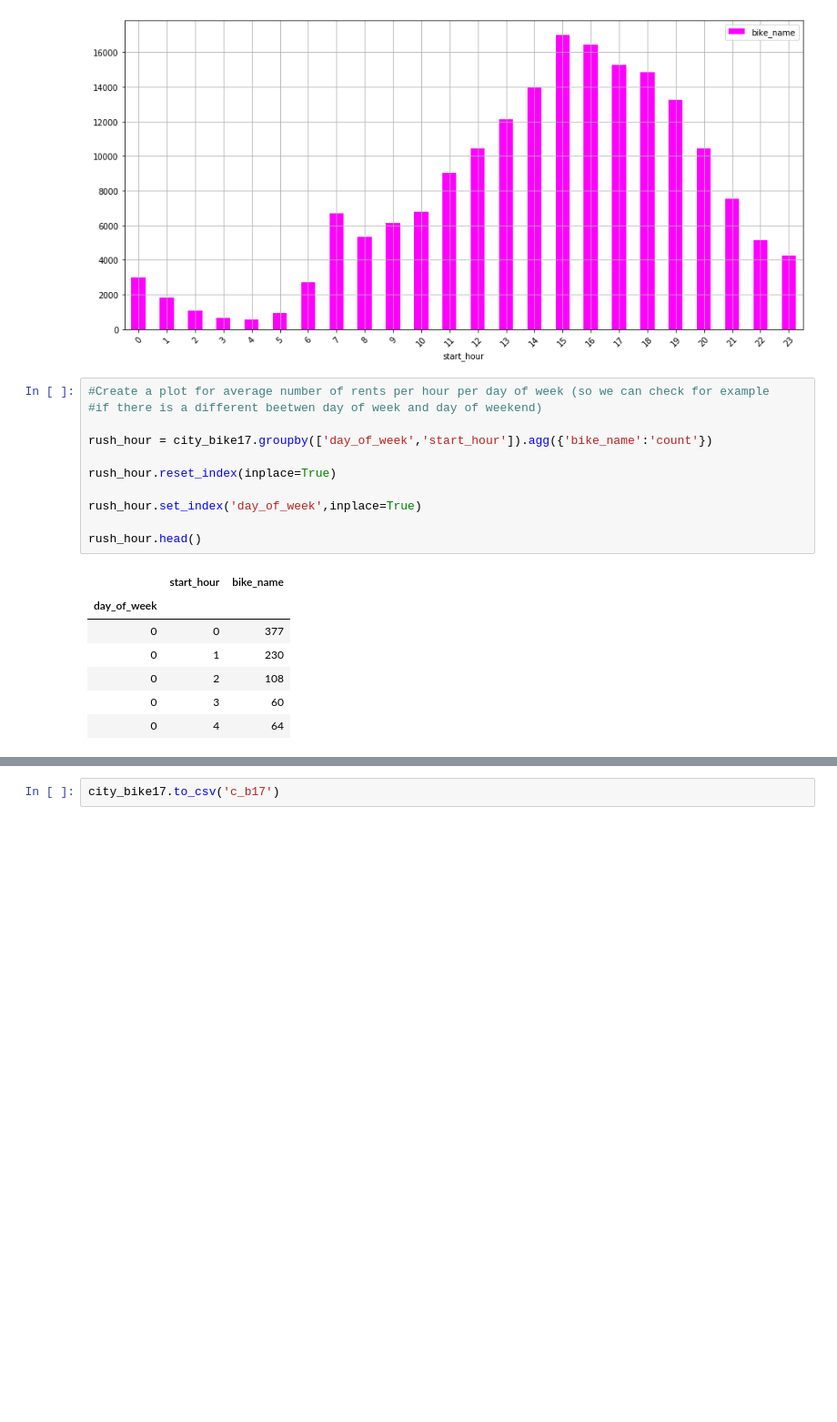
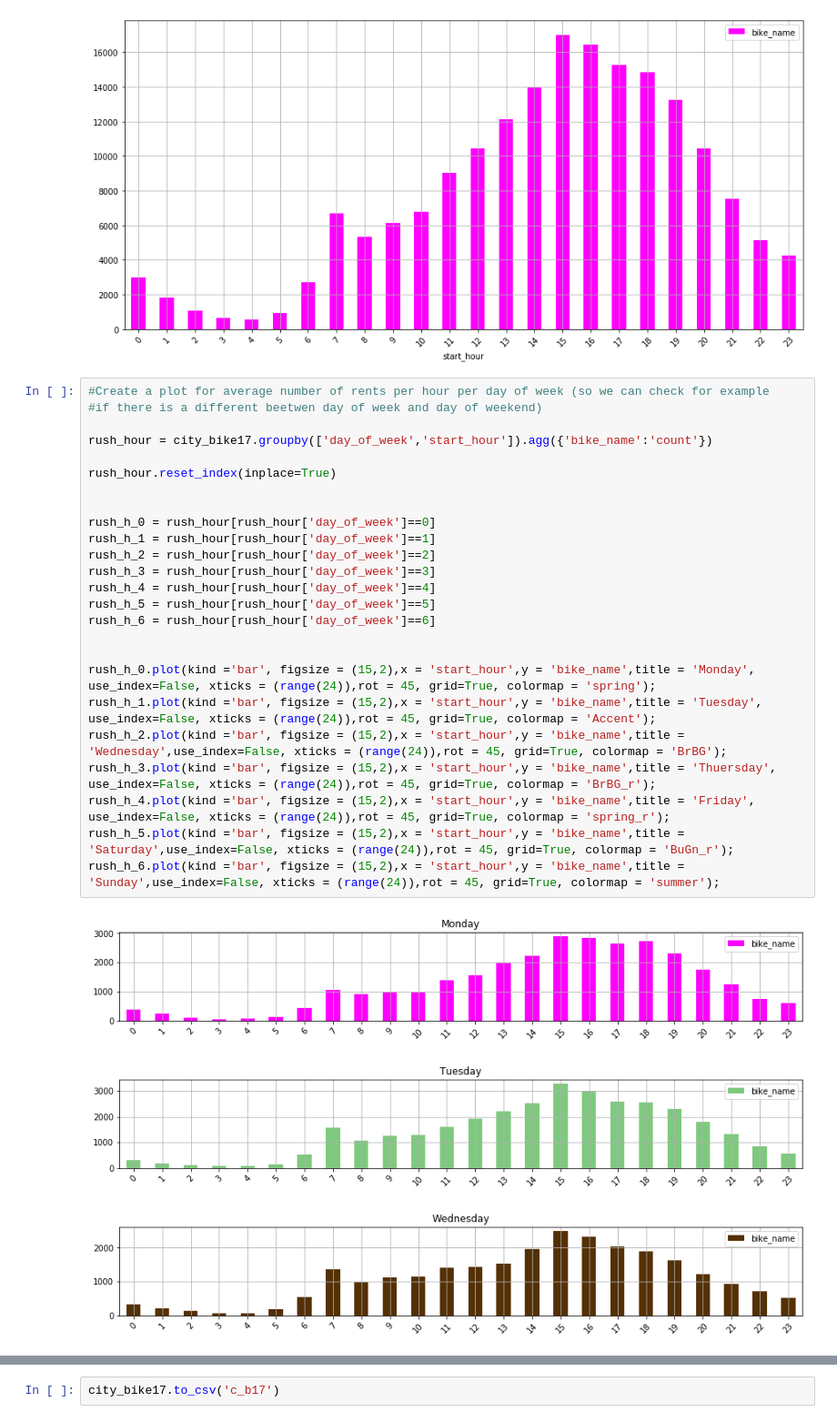
Before and after one commit to KGorczyca/City_bike_Lublin, a Jupyter notebook: PROJEKT PART 1 (2017).ipynb, the cells around one changed output, grey strips where cells are left out. Shown at 91% size. Drawn from its saved outputs; the diff is of its cells as text; blank space fills up the shorter version.

Commit message:
add plot

```diff
--- a/PROJEKT PART 1 (2017).ipynb
+++ b/PROJEKT PART 1 (2017).ipynb
@@ -584,22 +584,32 @@ ave_rent_per_h.head()
 ave_rent_per_h.plot(kind ='bar', figsize = (15,7), use_index=True, xticks = (range(24)),rot = 45, grid=True, colormap = 'spring');
 # %% [output]
 [figure]
-# %%
-#Create a plot for average number of rents per hour per day of week (so we can check for example
-#if there is a different beetwen day of week and day of weekend)
-
-rush_hour = city_bike17.groupby(['day_of_week','start_hour']).agg({'bike_name':'count'})
-
-rush_hour.reset_index(inplace=True)
-
-rush_hour.set_index('day_of_week',inplace=True)
-
-rush_hour.head()
-# %% [output]
-|  | start_hour | bike_name |
-| day_of_week |  |  |
-| 0 | 0 | 377 |
-| 0 | 1 | 230 |
-| 0 | 2 | 108 |
-| 0 | 3 | 60 |
-| 0 | 4 | 64 |
+# %%
+#Create a plot for average number of rents per hour per day of week (so we can check for example
+#if there is a different beetwen day of week and day of weekend)
+
+rush_hour = city_bike17.groupby(['day_of_week','start_hour']).agg({'bike_name':'count'})
+
+rush_hour.reset_index(inplace=True)
+
+
+rush_h_0 = rush_hour[rush_hour['day_of_week']==0]
+rush_h_1 = rush_hour[rush_hour['day_of_week']==1]
+rush_h_2 = rush_hour[rush_hour['day_of_week']==2]
+rush_h_3 = rush_hour[rush_hour['day_of_week']==3]
+rush_h_4 = rush_hour[rush_hour['day_of_week']==4]
+rush_h_5 = rush_hour[rush_hour['day_of_week']==5]
+rush_h_6 = rush_hour[rush_hour['day_of_week']==6]
+
+
+rush_h_0.plot(kind ='bar', figsize = (15,2),x = 'start_hour',y = 'bike_name',title = 'Monday', use_index=False, xticks = (range(24)),rot = 45, grid=True, colormap = 'spring');
+rush_h_1.plot(kind ='bar', figsize = (15,2),x = 'start_hour',y = 'bike_name',title = 'Tuesday', use_index=False, xticks = (range(24)),rot = 45, grid=True, colormap = 'Accent');
+rush_h_2.plot(kind ='bar', figsize = (15,2),x = 'start_hour',y = 'bike_name',title = 'Wednesday',use_index=False, xticks = (range(24)),rot = 45, grid=True, colormap = 'BrBG');
+rush_h_3.plot(kind ='bar', figsize = (15,2),x = 'start_hour',y = 'bike_name',title = 'Thuersday', use_index=False, xticks = (range(24)),rot = 45, grid=True, colormap = 'BrBG_r');
+rush_h_4.plot(kind ='bar', figsize = (15,2),x = 'start_hour',y = 'bike_name',title = 'Friday', use_index=False, xticks = (range(24)),rot = 45, grid=True, colormap = 'spring_r');
+rush_h_5.plot(kind ='bar', figsize = (15,2),x = 'start_hour',y = 'bike_name',title = 'Saturday',use_index=False, xticks = (range(24)),rot = 45, grid=True, colormap = 'BuGn_r');
+rush_h_6.plot(kind ='bar', figsize = (15,2),x = 'start_hour',y = 'bike_name',title = 'Sunday',use_index=False, xticks = (range(24)),rot = 45, grid=True, colormap = 'summer');
+# %% [output]
+[figure, added]
+[figure, added]
+[figure, added]
```
Also changed, not shown: parts of 4 cells of this notebook.
